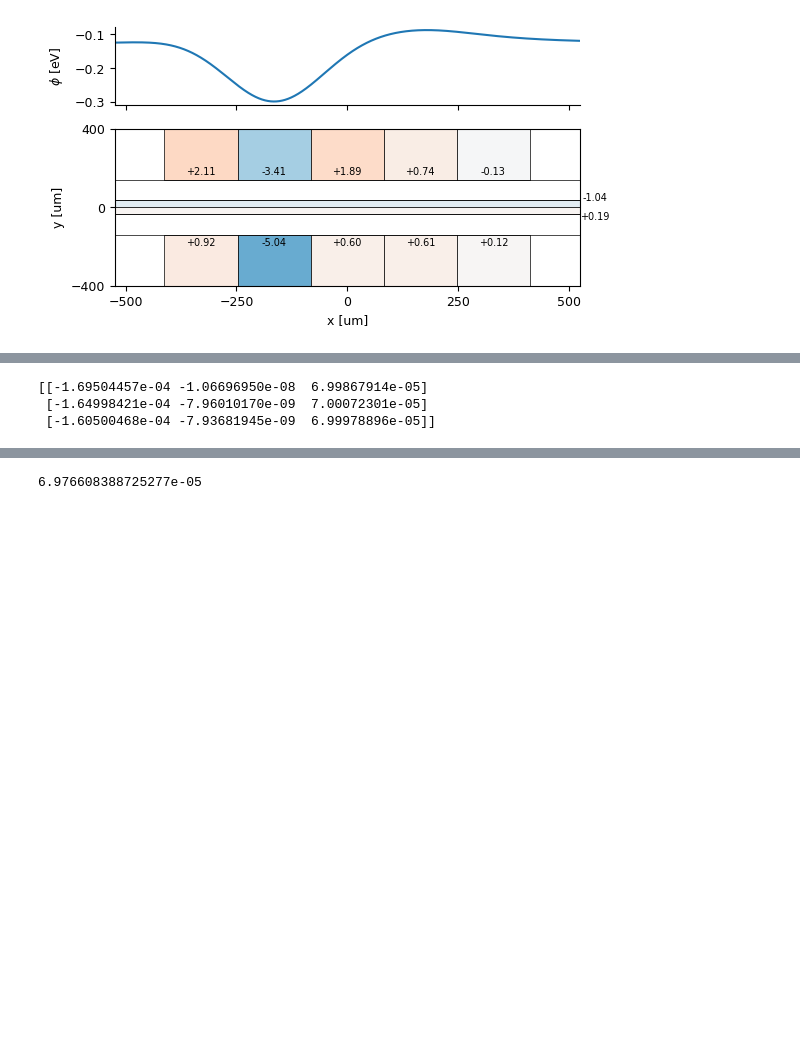
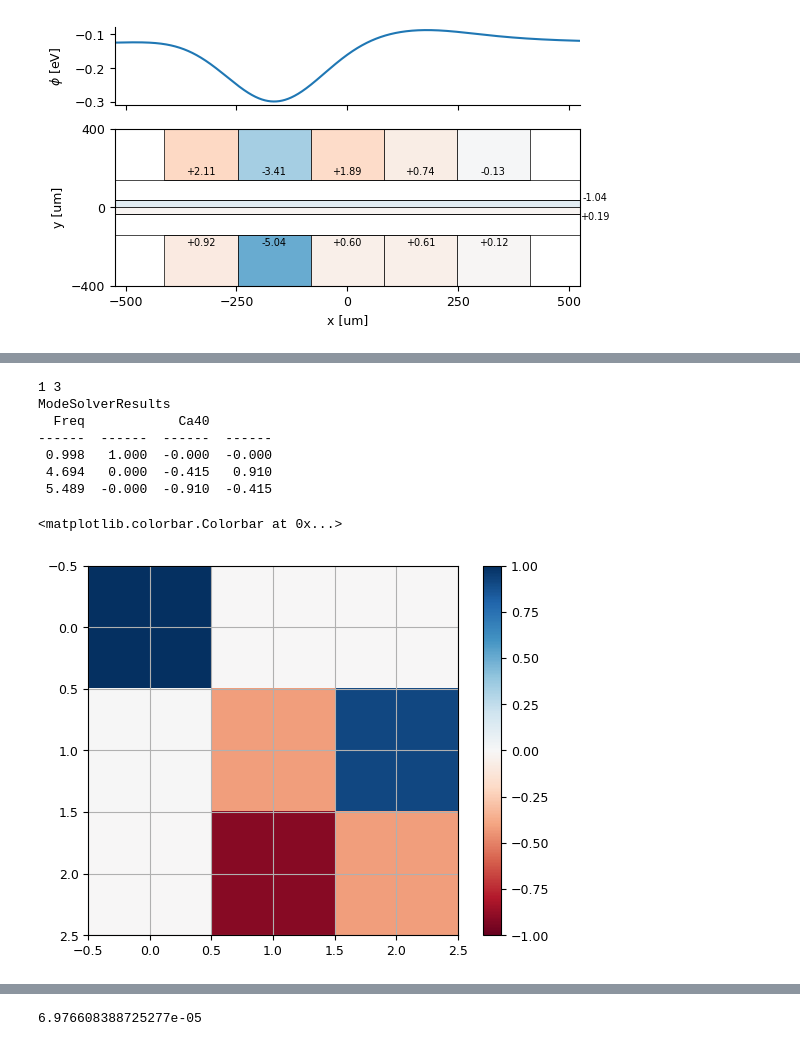
Before and after one commit to tiqi-group/pytrans-examples, a Jupyter notebook: examples/mode_solver.ipynb, the cells around one changed output, grey strips where cells are left out. Cells and saved outputs as stored; diff of their text form; code cells hidden in the pictures; blank space fills up the shorter version.

```diff
--- a/examples/mode_solver.ipynb
+++ b/examples/mode_solver.ipynb
@@ -345,14 +363,25 @@ Hessian [V/m2]
 Tilt angle of mode 2 (4.69): 114.47°
 [figure]
 # %%
-n_ions = 3
+n_ions = 1
 
 x0 = ms.init_crystal(r0, dx=3e-6, n_ions=n_ions)
 x0 += 1e-8 * np.random.randn(*x0.shape)
-print(x0)
-result = ms.mode_solver(trap, x0=x0, voltages=voltages, ions=[Ca40, Ca40, Ca40], bounding_box=None)
+result = ms.mode_solver(trap, x0=x0, voltages=voltages, ions=[Ca40] * n_ions, bounding_box=None,)
+result.set_printoptions(precision=3, format_char='f')
+print(result)
+
+plt.imshow(result.em_matrix.T, cmap='RdBu', vmin=-1, vmax=1)
+plt.grid()
+plt.colorbar()
 # %% [output]
-[[-1.69504457e-04 -1.06696950e-08  6.99867914e-05]
- [-1.64998421e-04 -7.96010170e-09  7.00072301e-05]
- [-1.60500468e-04 -7.93681945e-09  6.99978896e-05]]
+1 3
+ModeSolverResults
+  Freq            Ca40
+------  ------  ------  ------
+ 0.998   1.000  -0.000  -0.000
+ 4.694   0.000  -0.415   0.910
+ 5.489  -0.000  -0.910  -0.415
+<matplotlib.colorbar.Colorbar at 0x...>
+[figure, added]
 # %%
```
Also changed, not shown: parts of 8 cells of this notebook, 1 other file.
